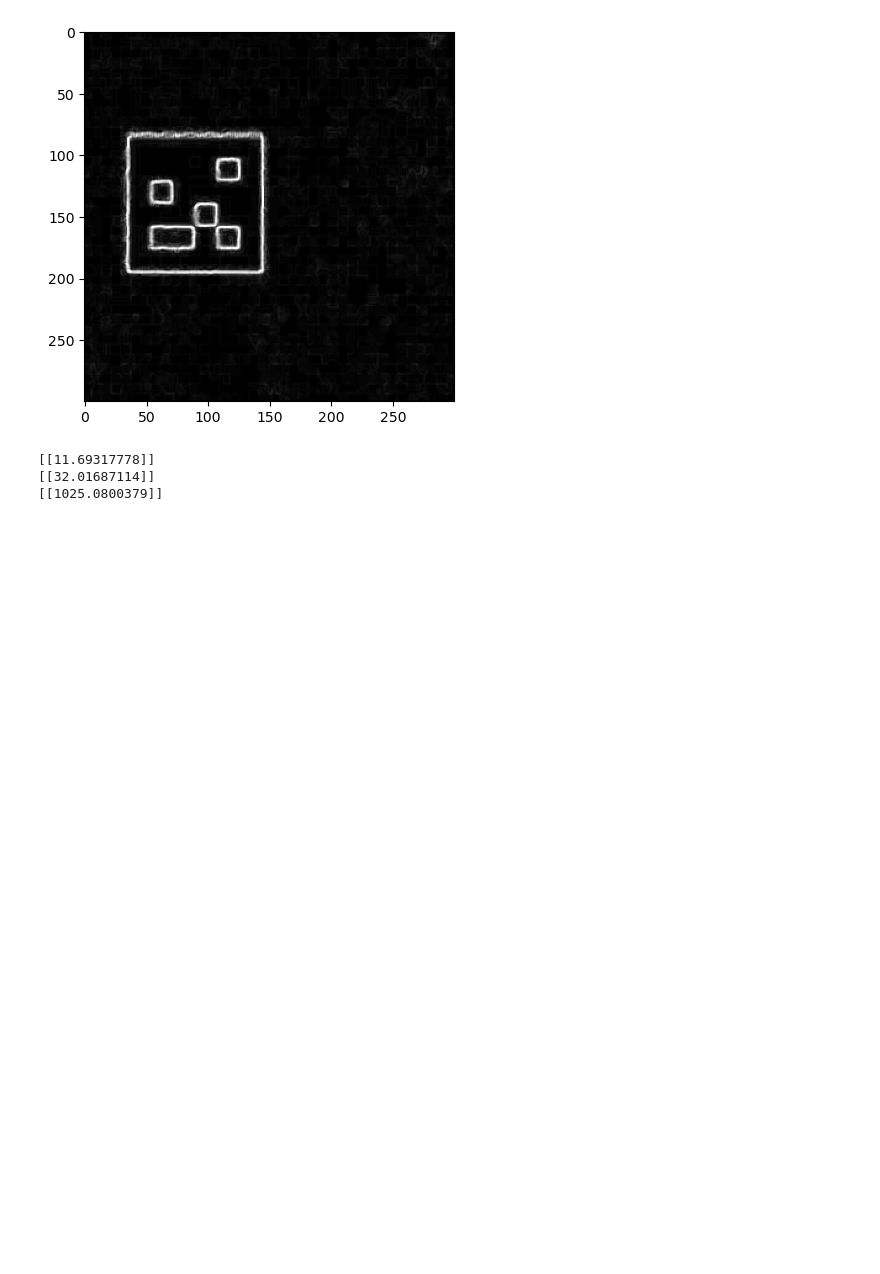
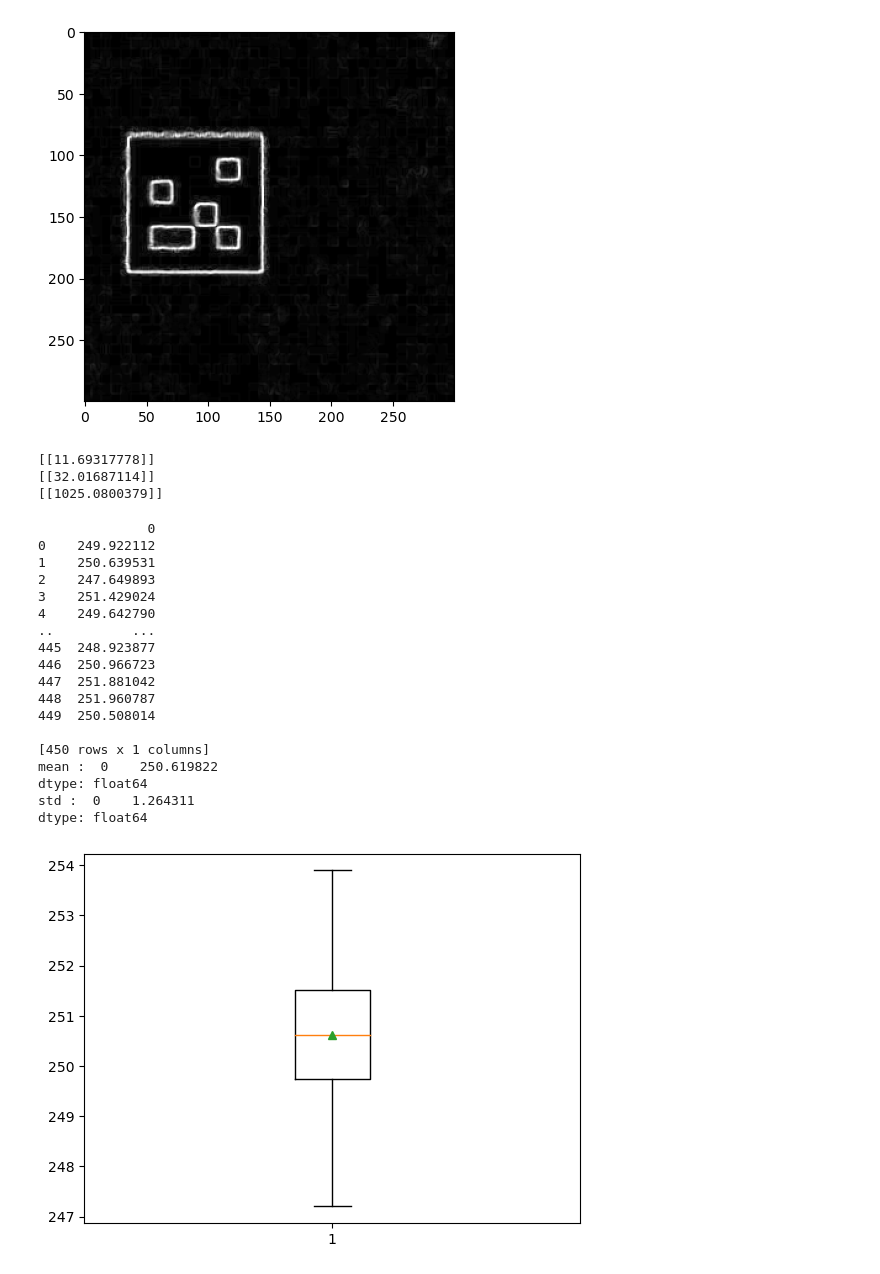
Before and after one commit to elecun/libppe, a Jupyter notebook: python/sharpness.ipynb, the cells around one changed output. Cells and saved outputs as stored; diff of their text form; code cells hidden in the pictures; blank space fills up the shorter version.

```diff
--- a/python/sharpness.ipynb
+++ b/python/sharpness.ipynb
@@ -171,10 +171,35 @@ print(fm)
 # %%
 from matplotlib import pyplot as plt
 import pandas as pd
 
 pd.set_option('display.max.colwidth', 50)
 pd.set_option('display.width', 1000)
-warnings.filterwarnings(action='ignore')
 
-data = pd.read_csv("../bin/log_175.csv")
+data = pd.read_csv("../bin/log_100.csv", header=None)
 print(data)
+print("mean : ", data.mean(axis=0))
+print("std : ", data.std())
+
+plt.clf()
+plt.boxplot(data, showmeans=True)
+plt.show()
+# %% [output]
+              0
+0    249.922112
+1    250.639531
+2    247.649893
+3    251.429024
+4    249.642790
+..          ...
+445  248.923877
+446  250.966723
+447  251.881042
+448  251.960787
+449  250.508014
+
+[450 rows x 1 columns]
+mean :  0    250.619822
+dtype: float64
+std :  0    1.264311
+dtype: float64
+[figure, added]
```
Also changed, not shown: 1 other file.
